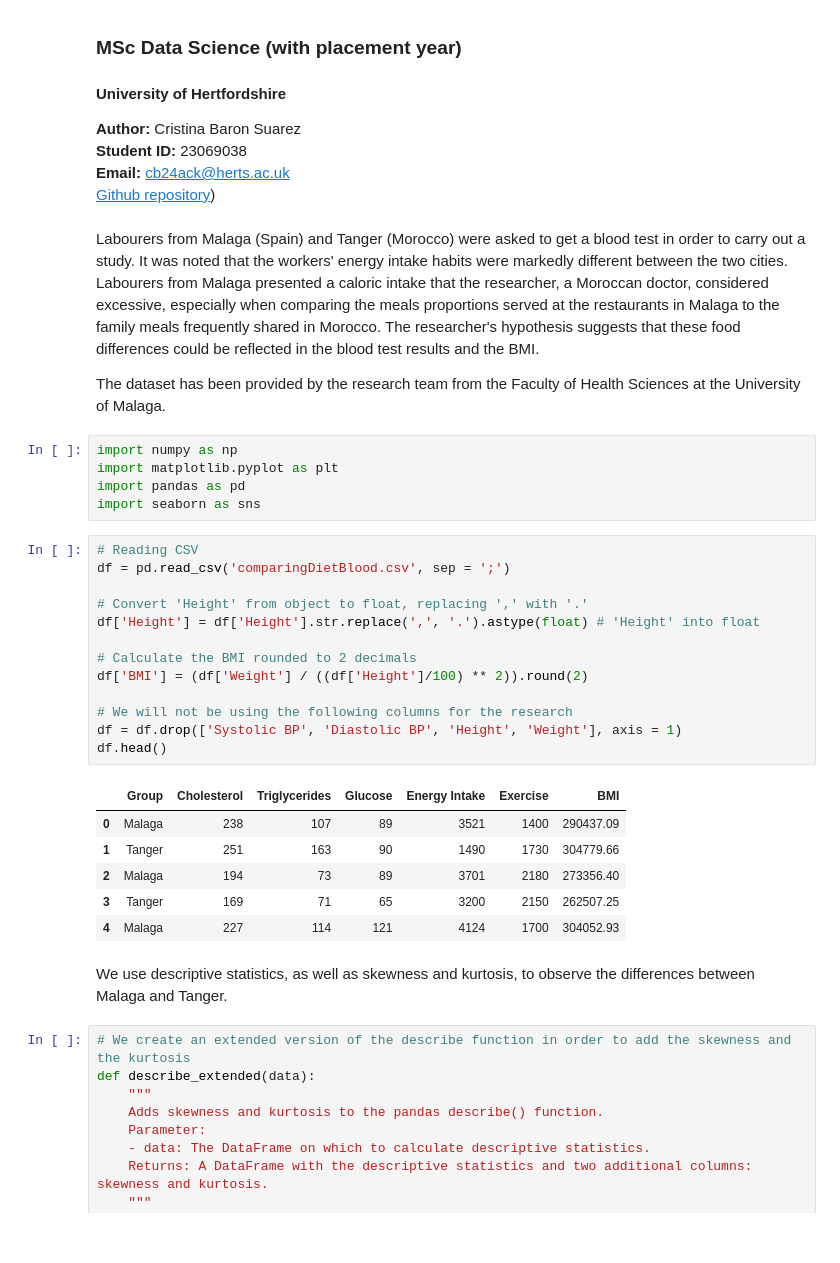
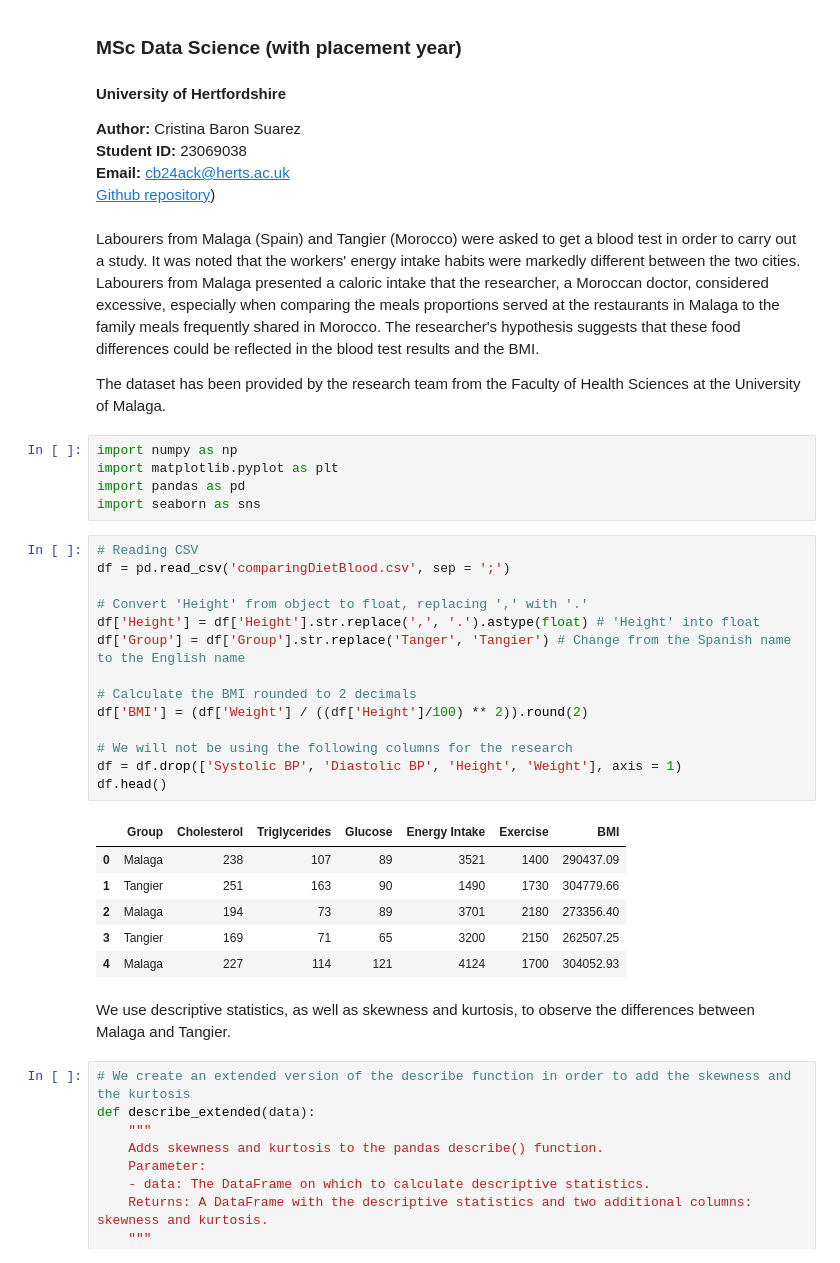
Before and after one commit to criss-bassu/Statistics_Trends, a Jupyter notebook: StatisticsAndTrends.ipynb, the cells around one changed output. Saved outputs shown, nothing was run; the diff lists cells and outputs as text.

Commit message:
Translating spanish names into english

```diff
--- a/StatisticsAndTrends.ipynb
+++ b/StatisticsAndTrends.ipynb
@@ -8,7 +8,7 @@
 **Email:** [cb24ack@herts.ac.uk](mailto:cb24ack@herts.ac.uk)  <br>
 [Github repository](https://github.com/criss-bassu/Statistics_Trends.git))
 # %% [markdown]
-Labourers from Malaga (Spain) and Tanger (Morocco) were asked to get a blood test in order to carry out a study. It was noted that the workers' energy intake habits were markedly different between the two cities. Labourers from Malaga presented a caloric intake that the researcher, a Moroccan doctor, considered excessive, especially when comparing the meals proportions served at the restaurants in Malaga to the family meals frequently shared in Morocco. The researcher's hypothesis suggests that these food differences could be reflected in the blood test results and the BMI.
+Labourers from Malaga (Spain) and Tangier (Morocco) were asked to get a blood test in order to carry out a study. It was noted that the workers' energy intake habits were markedly different between the two cities. Labourers from Malaga presented a caloric intake that the researcher, a Moroccan doctor, considered excessive, especially when comparing the meals proportions served at the restaurants in Malaga to the family meals frequently shared in Morocco. The researcher's hypothesis suggests that these food differences could be reflected in the blood test results and the BMI.
 
 The dataset has been provided by the research team from the Faculty of Health Sciences at the University of Malaga.
 # %%
@@ -19,25 +19,26 @@ import seaborn as sns
 # %%
 # Reading CSV
 df = pd.read_csv('comparingDietBlood.csv', sep = ';')
 
 # Convert 'Height' from object to float, replacing ',' with '.'
 df['Height'] = df['Height'].str.replace(',', '.').astype(float) # 'Height' into float
+df['Group'] = df['Group'].str.replace('Tanger', 'Tangier') # Change from the Spanish name to the English name
 
 # Calculate the BMI rounded to 2 decimals
 df['BMI'] = (df['Weight'] / ((df['Height']/100) ** 2)).round(2)
 
 # We will not be using the following columns for the research
 df = df.drop(['Systolic BP', 'Diastolic BP', 'Height', 'Weight'], axis = 1)
 df.head()
 # %% [output]
 |  | Group | Cholesterol | Triglycerides | Glucose | Energy Intake | Exercise | BMI |
 | 0 | Malaga | 238 | 107 | 89 | 3521 | 1400 | 290437.09 |
-| 1 | Tanger | 251 | 163 | 90 | 1490 | 1730 | 304779.66 |
+| 1 | Tangier | 251 | 163 | 90 | 1490 | 1730 | 304779.66 |
 | 2 | Malaga | 194 | 73 | 89 | 3701 | 2180 | 273356.40 |
-| 3 | Tanger | 169 | 71 | 65 | 3200 | 2150 | 262507.25 |
+| 3 | Tangier | 169 | 71 | 65 | 3200 | 2150 | 262507.25 |
 | 4 | Malaga | 227 | 114 | 121 | 4124 | 1700 | 304052.93 |
 # %% [markdown]
-We use descriptive statistics, as well as skewness and kurtosis, to observe the differences between Malaga and Tanger.
+We use descriptive statistics, as well as skewness and kurtosis, to observe the differences between Malaga and Tangier.
 # %%
 # We create an extended version of the describe function in order to add the skewness and the kurtosis
 def describe_extended(data):
```
Also changed, not shown: parts of 2 cells of this notebook.
